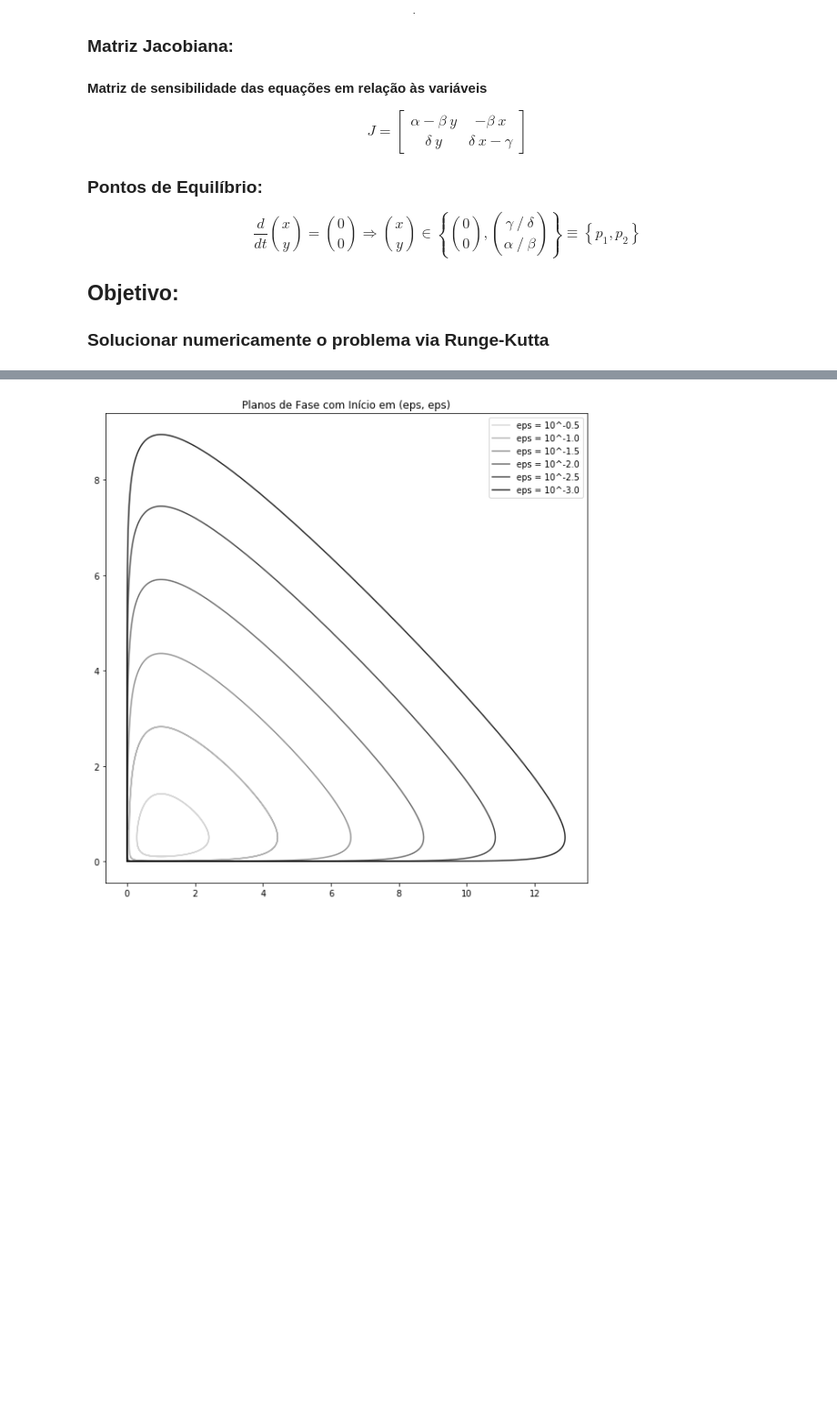
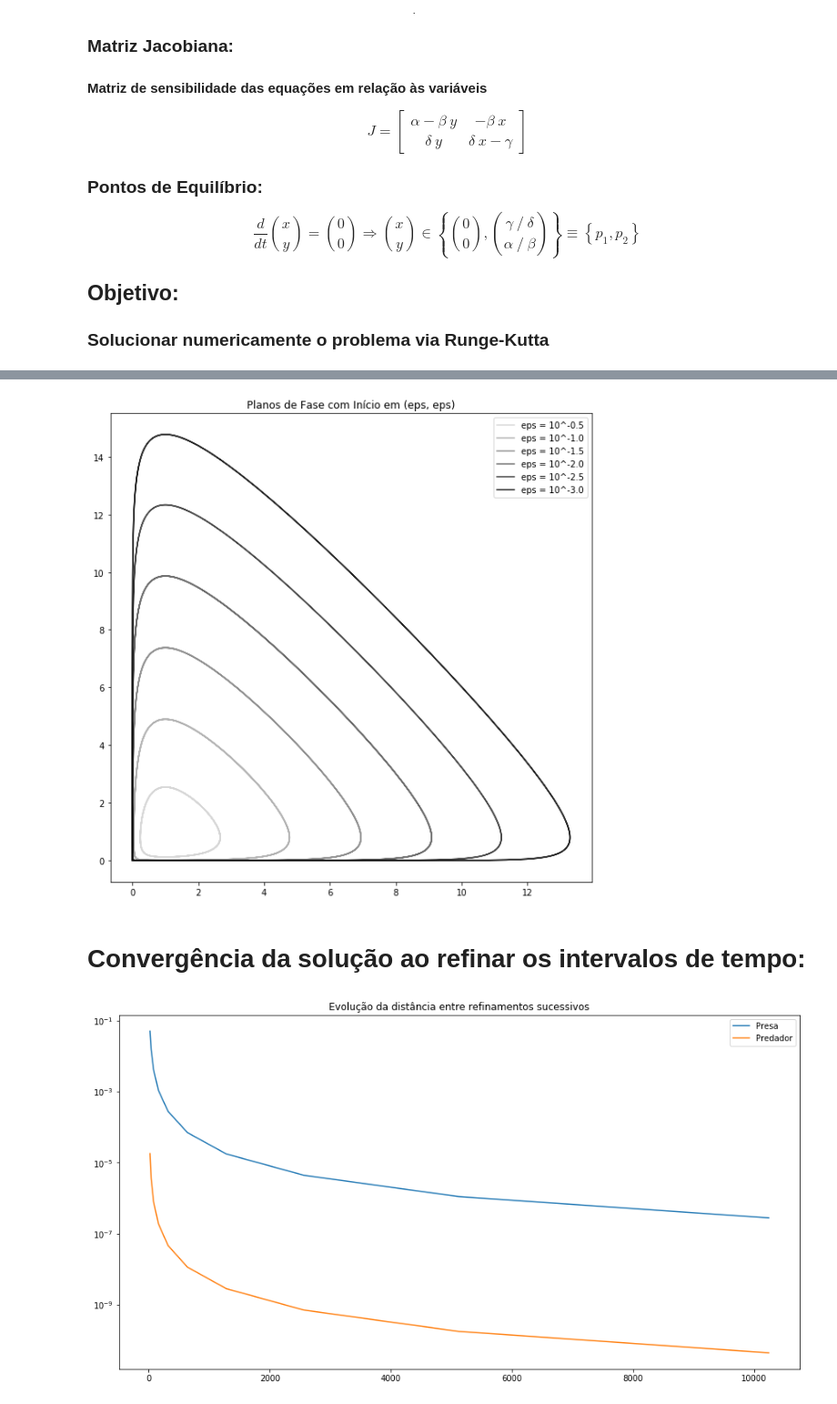
Before and after one commit to annanda/anedo-pendulo, a Jupyter notebook: Lotka-Volterra.ipynb, the cells around one changed output, grey strips where cells are left out. Shown at 91% size. Saved outputs shown, nothing was run; the diff lists cells and outputs as text; code cells hidden in the pictures; blank space fills up the shorter version.

```diff
--- a/Lotka-Volterra.ipynb
+++ b/Lotka-Volterra.ipynb
@@ -85,7 +74,7 @@ for eps in (.316, .100, .0316, .0100, .00316, .00100):
     x = gama / delta - eps
     y = alfa /  beta - eps
     cc = np.log10(eps)
-    res_x, res_y = runge_kutta_presa_predador(x, y, alfa, beta, delta, gama, h, N)
+    res_x, res_y = runge_kutta_presa_predador(x, y, alfa, beta, delta, gama, ti, tf, N)
     plt.plot(res_x, res_y, color=(0,0,0,wat(cc)), label="eps = 10^{:.1f}".format(cc))
 plt.plot([gama / delta], [alfa /  beta], "rx")
 plt.legend(loc=0)
@@ -98,14 +87,52 @@ wat = lambda x: -0.276 * x + 0.02
 plt.figure(figsize=(10,10))
 plt.title("Planos de Fase com Início em (eps, eps)")
 for eps in (.316, .100, .0316, .0100, .00316, .00100):
-    # x = gama / delta - eps
-    # y = alfa /  beta - eps
-    x, y = eps, eps
+    x, y = eps, eps  # x, y = gama/delta - eps, alfa/beta - eps
     cc = np.log10(eps)
-    res_x, res_y = runge_kutta_presa_predador(x, y, alfa, beta, delta, gama, h, N)
+    res_x, res_y = runge_kutta_presa_predador(x, y, alfa, beta, delta, gama, ti, tf, N)
     plt.plot(res_x, res_y, color=(0,0,0,wat(cc)), label="eps = 10^{:.1f}".format(cc))
-plt.legend(loc=0)
-plt.show()
+plt.legend(loc=0) ; plt.show()
 # %% [output]
-[figure, old version]
+[figure, new version]
+# %% [markdown]
+# Convergência da solução ao refinar os intervalos de tempo:
+# %%
+def presa_predador_com_refinamento(x1,y1,alfa,beta,delta,gama,ti=0,tf=1,N0=100,depth=5):
+    ns = [N0]
+    for _ in range(depth):
+        ns.append(ns[-1] * 2)
+    results = []
+    for n in ns:
+        results.append(runge_kutta_presa_predador(x1,y1,alfa,beta,delta,gama,ti,tf,n))
+    for k in range(depth+1):
+        salto = 2**k
+        # Selecionamos todas as linhas e pulamos várias colunas (andando de 2**k em 2**k):
+        results[k] = results[k][::, ::salto]
+    return results
+# %%
+N0, depth, ti, tf = 20, 10, 0., 10.
+ts = np.linspace(ti, tf, N0+1)
+resultados = presa_predador_com_refinamento(x, y, alfa,beta,delta,gama, ti,tf,N0,depth)
+
+# Escolha de função de distância:
+distancia = lambda u, v: max(abs(u-v)) #(norma sup) #Outras normas: sum(abs(u-v)) ; np.linalg.norm(u-v)
+
+x_dist, y_dist = [], []  #=> arrays das distâncias entre soluções vizinhas
+
+# percorrendo soluções vizinhas (r1, r2) no array dos resultados:
+res1, res2 = resultados[:-1], resultados[1:]
+for (x1, y1), (x2, y2) in zip(res1, res2):
+    x_dist.append(distancia(x1, x2))
+    y_dist.append(distancia(y1, y2))
+x_dist, y_dist = np.array(x_dist), np.array(y_dist)
+# %%
+plt.figure(figsize=(15,8))
+plt.title("Evolução da distância entre refinamentos sucessivos")
+npts = N0 * 2**np.arange(len(x_dist))
+plt.semilogy(npts, x_dist, label="Presa")
+plt.semilogy(npts, y_dist, label="Predador")
+plt.legend(loc=0)
+plt.show()
+# %% [output]
+[figure, added]
 # %% [markdown]
```
Also changed, not shown: parts of 8 cells of this notebook.
